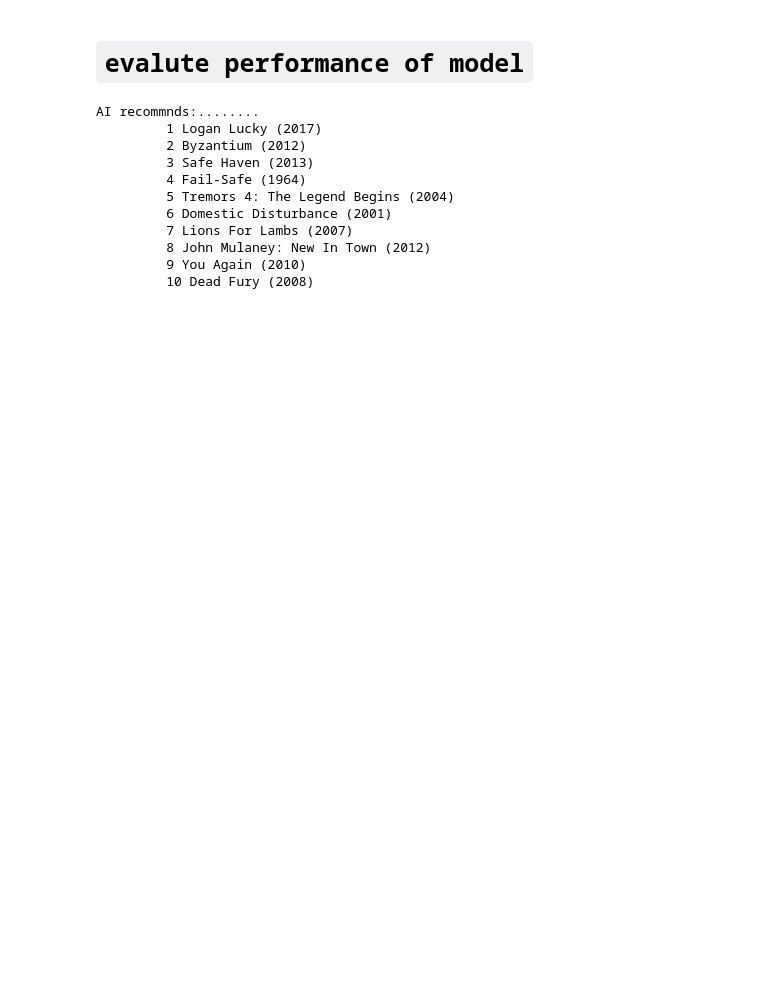
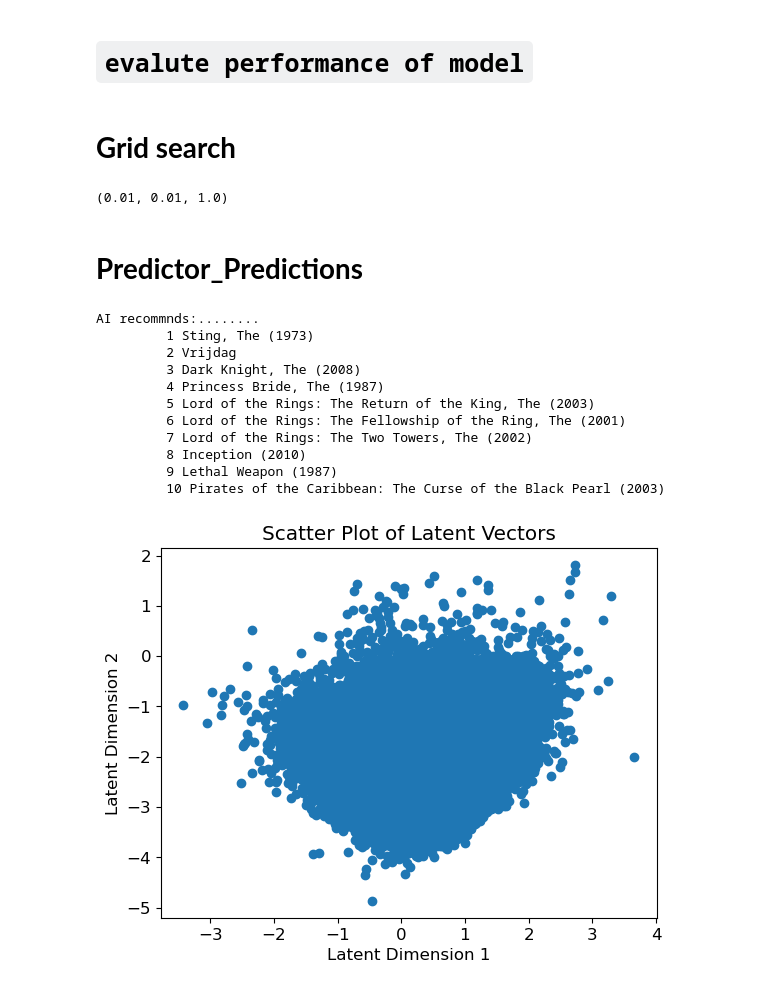
Before and after one commit to soot-bit/MovieRecommender, a Jupyter notebook: main.ipynb, the cells around one changed output. Cells and saved outputs as stored; diff of their text form; code cells hidden in the pictures; blank space fills up the shorter version.

```diff
--- a/main.ipynb
+++ b/main.ipynb
@@ -139,3 +163,5 @@ def train_and_plot_rmse_vs_latent_d(data, max_latent_d=20, show_plot=True):
 
 
 train_and_plot_rmse_vs_latent_d(train_test_data,max_latent_d=20, show_plot=False)
+# %% [markdown]
+# **Grid search**
@@ -142,14 +193,33 @@ train_and_plot_rmse_vs_latent_d(train_test_data,max_latent_d=20, show_plot=False
+# %%
+best_params
+# %% [output]
+(0.01, 0.01, 1.0)
+# %% [markdown]
+# **Predictor_Predictions**
 # %%
-trainor.predictor(features_data[0], train_test_data[0] , 1)
+trainor.predictor(features_data[0], train_test_data[0] , user_indx = 24054, dummy = True, weight = 1)
 # %% [output]
 AI recommnds:........
-         1 Logan Lucky (2017)
-         2 Byzantium (2012)
-         3 Safe Haven (2013)
-         4 Fail-Safe (1964)
-         5 Tremors 4: The Legend Begins (2004)
-         6 Domestic Disturbance (2001)
-         7 Lions For Lambs (2007)
-         8 John Mulaney: New In Town (2012)
-         9 You Again (2010)
-         10 Dead Fury (2008)
+         1 Sting, The (1973)
+         2 Vrijdag
+         3 Dark Knight, The (2008)
+         4 Princess Bride, The (1987)
+         5 Lord of the Rings: The Return of the King, The (2003)
+         6 Lord of the Rings: The Fellowship of the Ring, The (2001)
+         7 Lord of the Rings: The Two Towers, The (2002)
+         8 Inception (2010)
+         9 Lethal Weapon (1987)
+         10 Pirates of the Caribbean: The Curse of the Black Pearl (2003)
+# %%
+
+# Create a scatter plot
+latent_vectors = trainor.user_matrix
+
+
+plt.scatter(latent_vectors[:, 0], latent_vectors[:, 1])
+plt.title("Scatter Plot of Latent Vectors")
+plt.xlabel("Latent Dimension 1")
+plt.ylabel("Latent Dimension 2")
+plt.show()
+# %% [output]
+[figure, added]
```
Also changed, not shown: parts of 17 cells of this notebook.
